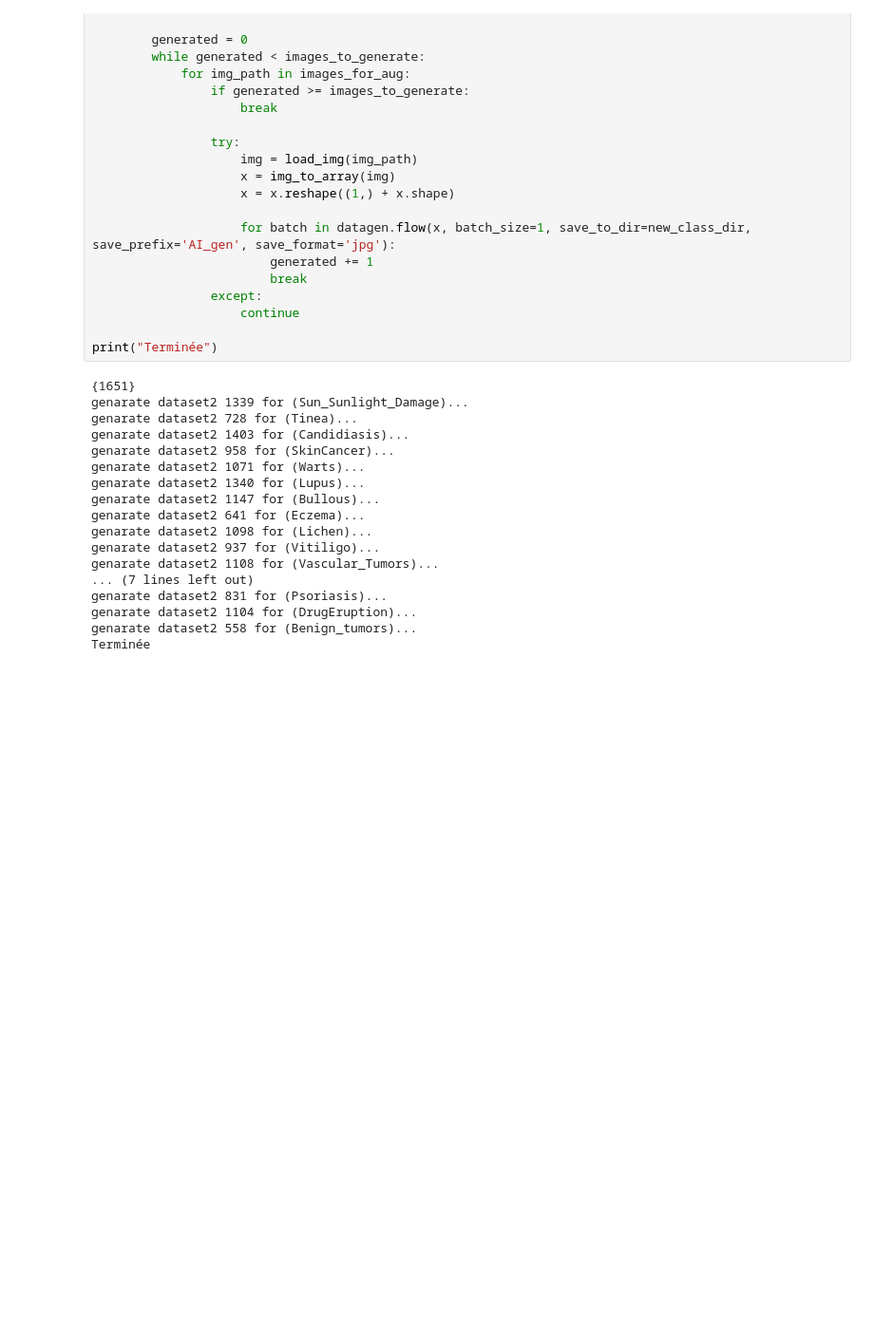
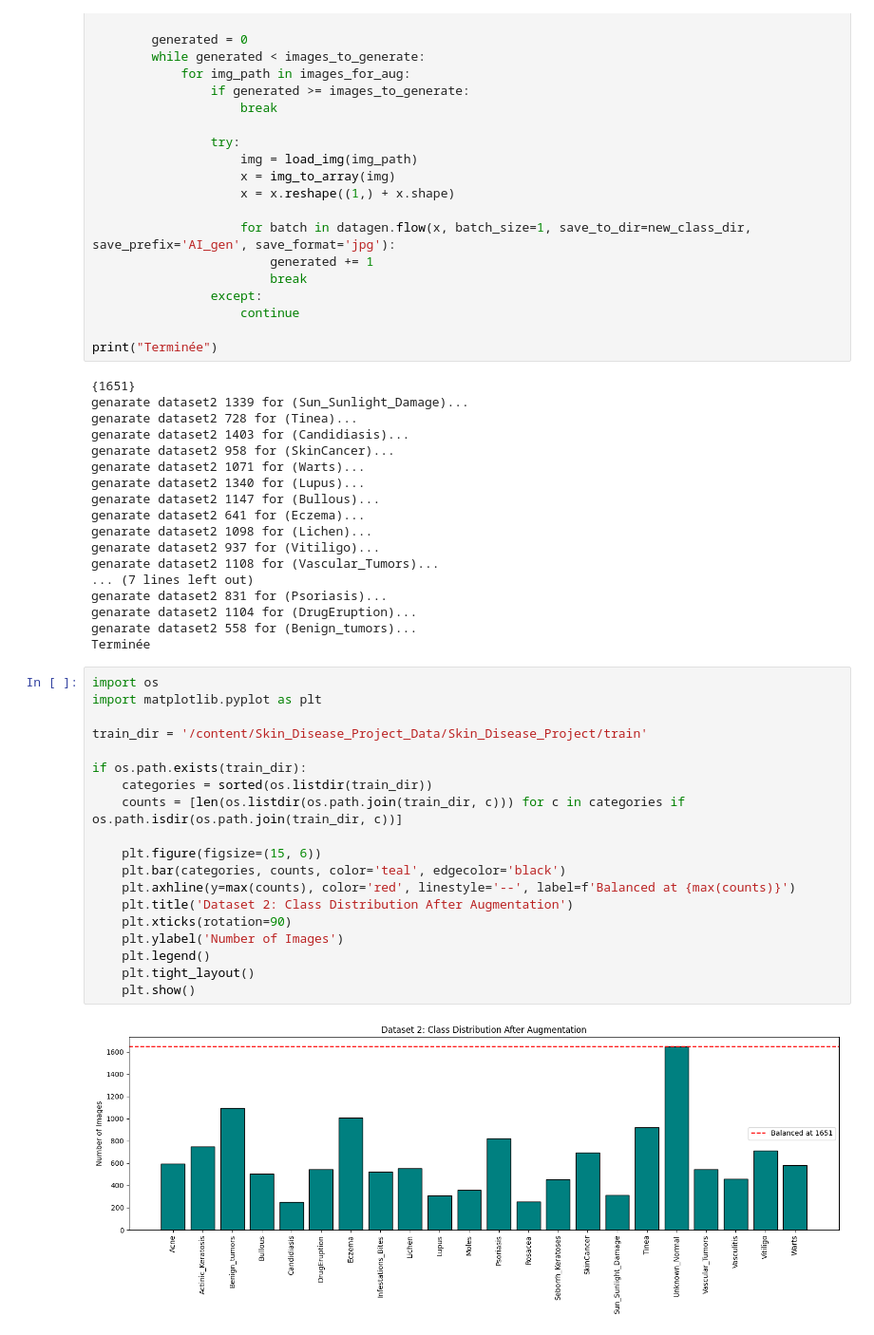
Before and after one commit to maazouziaicha-eng/Skin_Disease_Project, a Jupyter notebook: Skin___Diseases.ipynb, the cells around one changed output. Shown at 95% size. Drawn from its saved outputs; the diff is of its cells as text; blank space fills up the shorter version.

```diff
--- a/Skin___Diseases.ipynb
+++ b/Skin___Diseases.ipynb
@@ -229,6 +230,27 @@ genarate dataset2 831 for (Psoriasis)...
 genarate dataset2 1104 for (DrugEruption)...
 genarate dataset2 558 for (Benign_tumors)...
 Terminée
+# %%
+import os
+import matplotlib.pyplot as plt
+
+train_dir = '/content/Skin_Disease_Project_Data/Skin_Disease_Project/train'
+
+if os.path.exists(train_dir):
+    categories = sorted(os.listdir(train_dir))
+    counts = [len(os.listdir(os.path.join(train_dir, c))) for c in categories if os.path.isdir(os.path.join(train_dir, c))]
+
+    plt.figure(figsize=(15, 6))
+    plt.bar(categories, counts, color='teal', edgecolor='black')
+    plt.axhline(y=max(counts), color='red', linestyle='--', label=f'Balanced at {max(counts)}')
+    plt.title('Dataset 2: Class Distribution After Augmentation')
+    plt.xticks(rotation=90)
+    plt.ylabel('Number of Images')
+    plt.legend()
+    plt.tight_layout()
+    plt.show()
+# %% [output]
+[figure, added]
 # %%
 IMG_SIZE = (224, 224)
 BATCH_SIZE = 16
```
Also changed, not shown: parts of 6 cells of this notebook.
